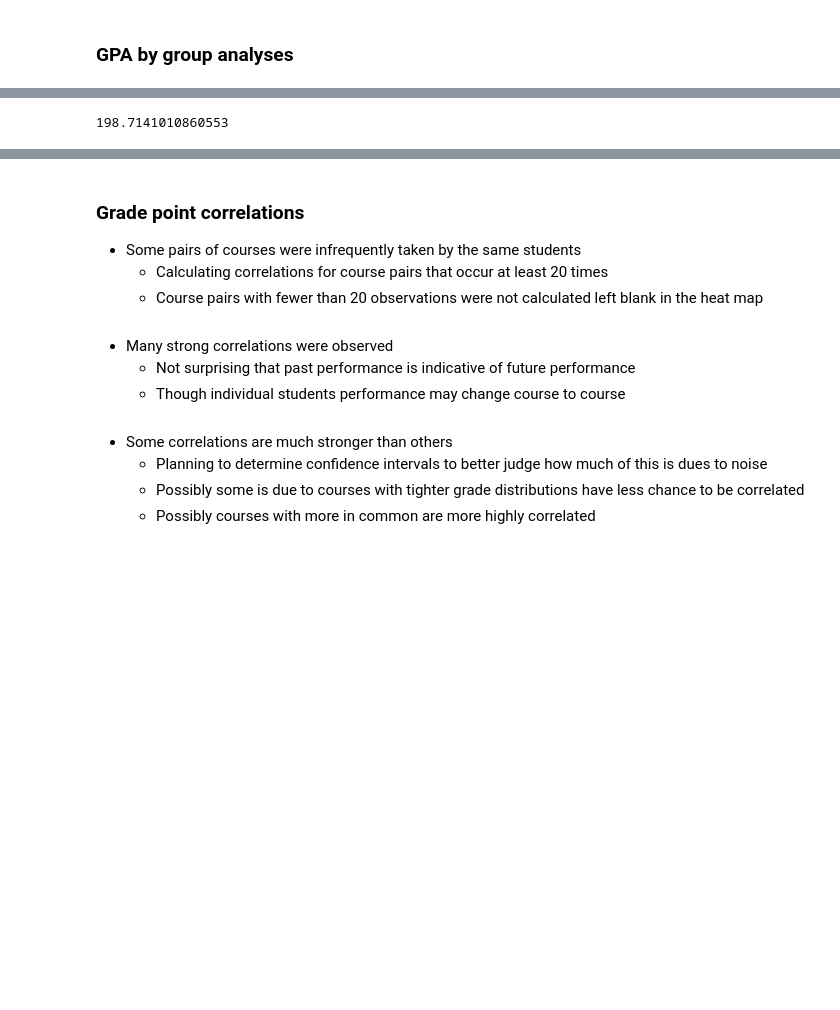
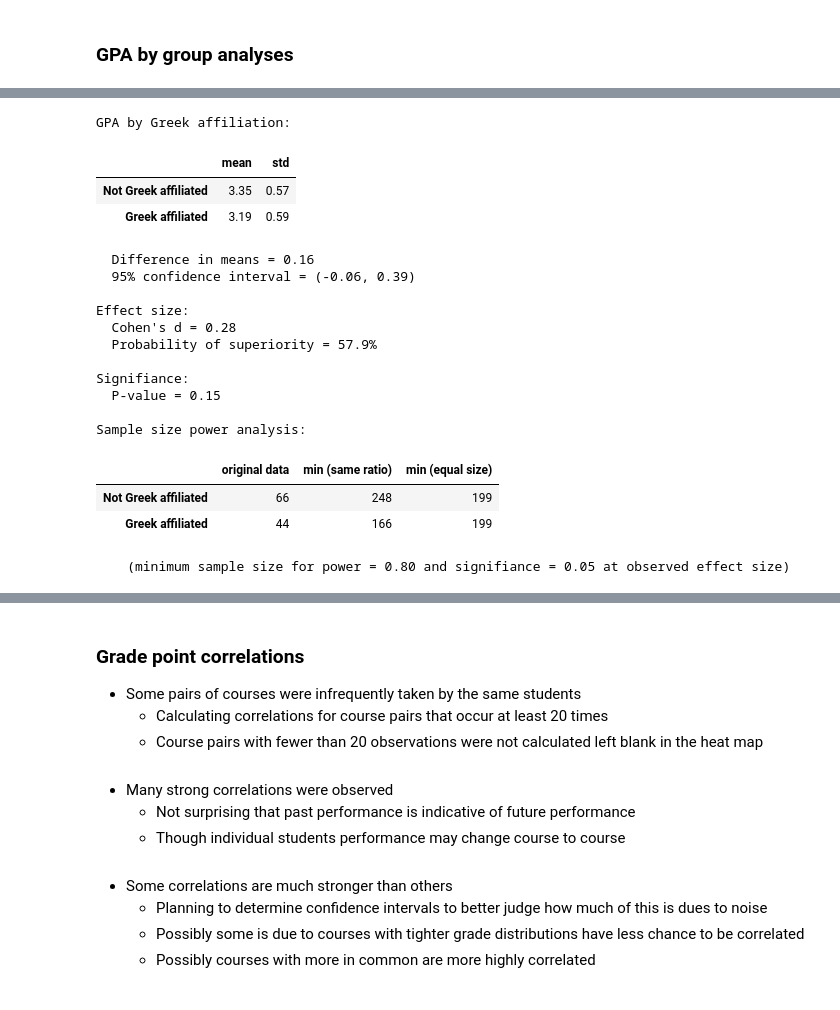
Before and after one commit to pmgasper/union_students, a Jupyter notebook: nb04_hypothesis_testing.ipynb, the cells around one changed output, grey strips where cells are left out. Saved outputs shown, nothing was run; the diff lists cells and outputs as text; code cells hidden in the pictures; blank space fills up the shorter version.

Commit message:
function for group comparisons

```diff
--- a/nb04_hypothesis_testing.ipynb
+++ b/nb04_hypothesis_testing.ipynb
@@ -133,7 +131,29 @@ Minimum sample size = 199 at even ratio
-# %%
-result
-# %% [output]
-198.7141010860553
+# %%
+# Greek Affiliation (Yes / No) comparison
+print('GPA by Greek affiliation:')
+compare_groups(info.loc[info.greek.isnull()].gpa,
+               info.loc[info.greek.notnull()].gpa,
+               'Not Greek affiliated', 'Greek affiliated')
+# %% [output]
+GPA by Greek affiliation:
+|  | mean | std |
+| Not Greek affiliated | 3.35 | 0.57 |
+| Greek affiliated | 3.19 | 0.59 |
+  Difference in means = 0.16
+  95% confidence interval = (-0.06, 0.39)
+
+Effect size:
+  Cohen's d = 0.28
+  Probability of superiority = 57.9%
+
+Signifiance:
+  P-value = 0.15
+
+Sample size power analysis:
+|  | original data | min (same ratio) | min (equal size) |
+| Not Greek affiliated | 66 | 248 | 199 |
+| Greek affiliated | 44 | 166 | 199 |
+    (minimum sample size for power = 0.80 and signifiance = 0.05 at observed effect size)
 # %%
 # Greek affiliation (yes vs. no) distributions
 bins = np.arange(1, 4.1, 0.25)
```
Also changed, not shown: parts of 4 cells of this notebook.
